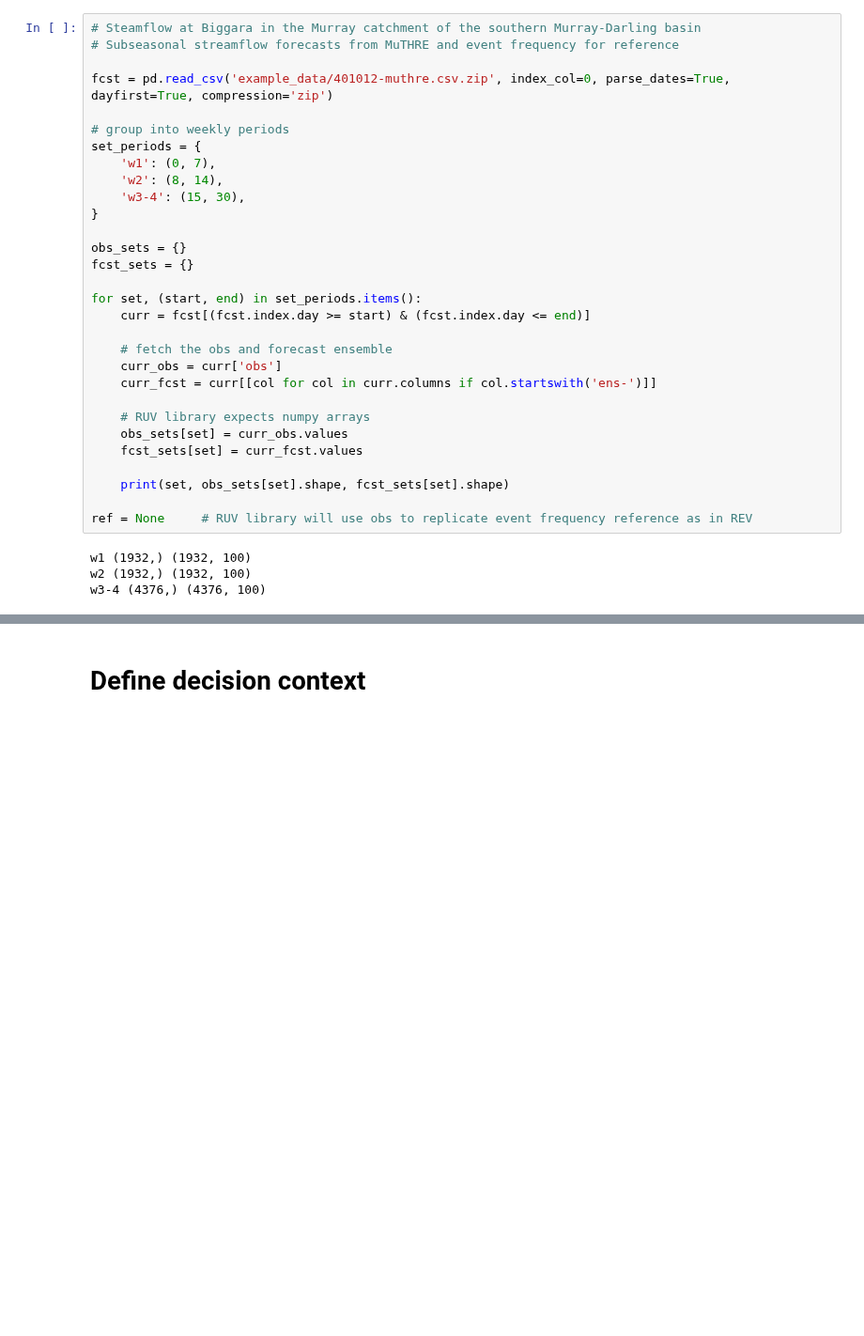
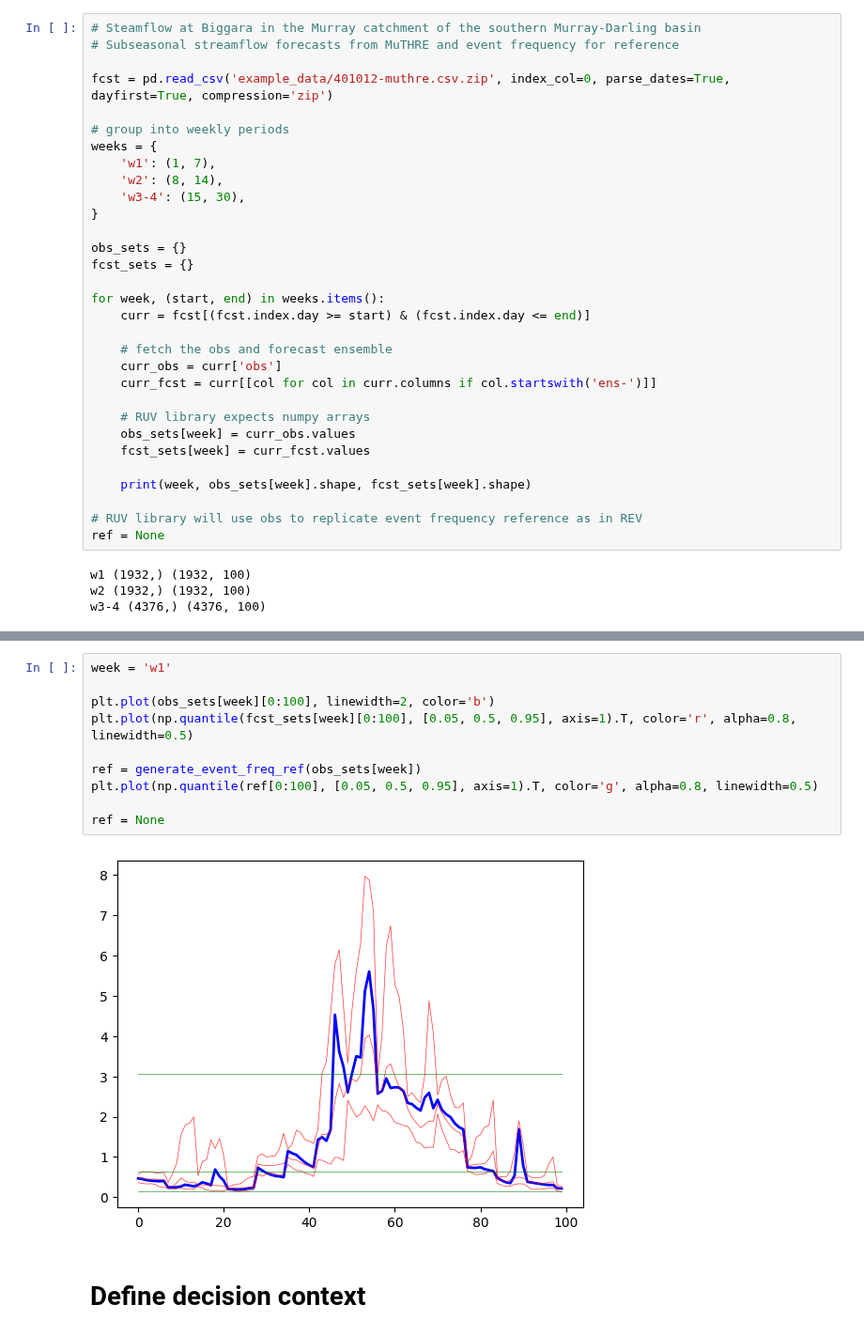
Before and after one commit to richardlaugesen/ruvpy, a Jupyter notebook: examples/laugesen_2023_fig_6.ipynb, the cells around one changed output, grey strips where cells are left out. Shown at 94% size. Cells and saved outputs as stored; diff of their text form; blank space fills up the shorter version.

```diff
--- a/examples/laugesen_2023_fig_6.ipynb
+++ b/examples/laugesen_2023_fig_6.ipynb
@@ -36,8 +37,8 @@ from ruv.decision_rules import optimise_over_forecast_distribution
 fcst = pd.read_csv('example_data/401012-muthre.csv.zip', index_col=0, parse_dates=True, dayfirst=True, compression='zip')
 
 # group into weekly periods
-set_periods = {
-    'w1': (0, 7),
+weeks = {
+    'w1': (1, 7),
     'w2': (8, 14),
     'w3-4': (15, 30),
 }
@@ -45,7 +46,7 @@ set_periods = {
 obs_sets = {}
 fcst_sets = {}
 
-for set, (start, end) in set_periods.items():
+for week, (start, end) in weeks.items():
     curr = fcst[(fcst.index.day >= start) & (fcst.index.day <= end)]
 
     # fetch the obs and forecast ensemble
@@ -53,12 +54,13 @@ for set, (start, end) in set_periods.items():
     curr_fcst = curr[[col for col in curr.columns if col.startswith('ens-')]]
 
     # RUV library expects numpy arrays
-    obs_sets[set] = curr_obs.values
-    fcst_sets[set] = curr_fcst.values
+    obs_sets[week] = curr_obs.values
+    fcst_sets[week] = curr_fcst.values
 
-    print(set, obs_sets[set].shape, fcst_sets[set].shape)
+    print(week, obs_sets[week].shape, fcst_sets[week].shape)
 
-ref = None     # RUV library will use obs to replicate event frequency reference as in REV
+# RUV library will use obs to replicate event frequency reference as in REV
+ref = None
 # %% [output]
 w1 (1932,) (1932, 100)
 w2 (1932,) (1932, 100)
@@ -66,3 +70,15 @@ w3-4 (4376,) (4376, 100)
+# %%
+week = 'w1'
+
+plt.plot(obs_sets[week][0:100], linewidth=2, color='b')
+plt.plot(np.quantile(fcst_sets[week][0:100], [0.05, 0.5, 0.95], axis=1).T, color='r', alpha=0.8, linewidth=0.5)
+
+ref = generate_event_freq_ref(obs_sets[week])
+plt.plot(np.quantile(ref[0:100], [0.05, 0.5, 0.95], axis=1).T, color='g', alpha=0.8, linewidth=0.5)
+
+ref = None
+# %% [output]
+[figure, added]
 # %% [markdown]
 # Define decision context
 # %%
```
Also changed, not shown: parts of 6 cells of this notebook.
